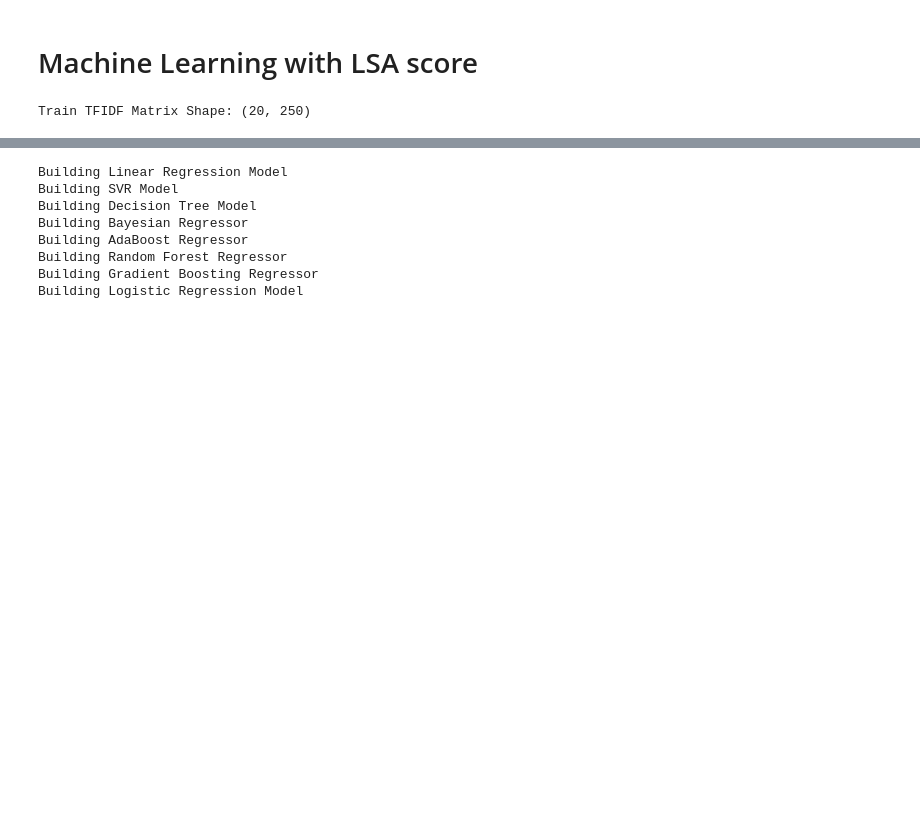
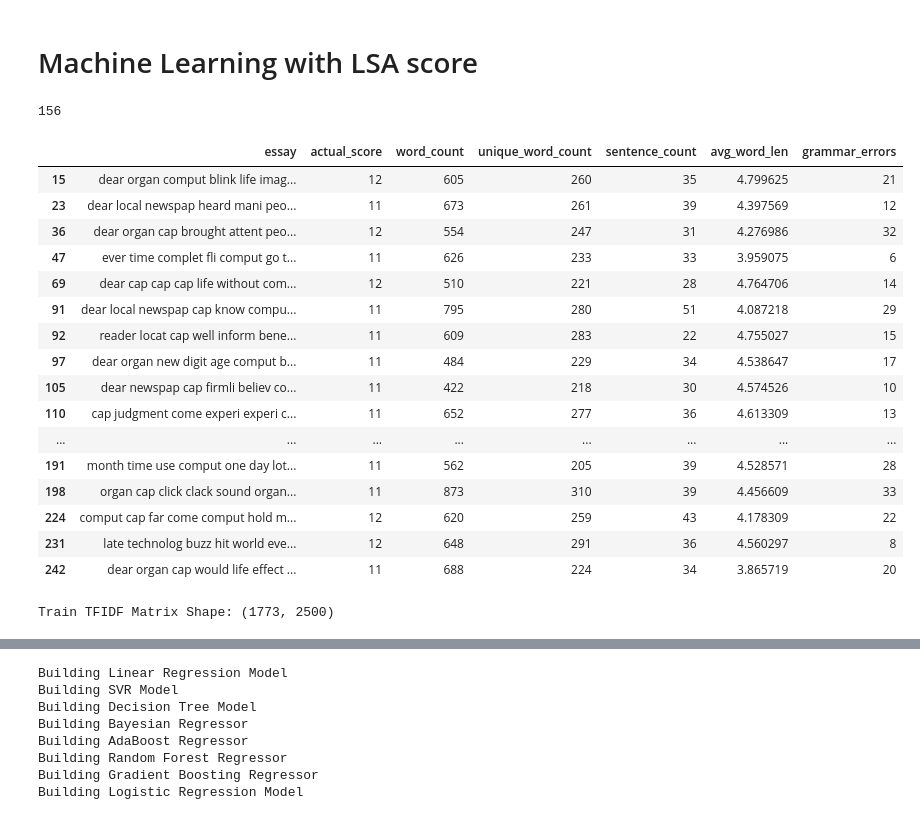
Before and after one commit to CjjeM/AES_Finals_MCL, a Jupyter notebook: scoring_system.ipynb, the cells around one changed output, grey strips where cells are left out. Cells and saved outputs as stored; diff of their text form; code cells hidden in the pictures; blank space fills up the shorter version.

```diff
--- a/scoring_system.ipynb
+++ b/scoring_system.ipynb
@@ -26,7 +26,3 @@ df.head()
 df.shape
 # %% [output]
 (12978, 28)
-# %%
-df = df[df["essay_set"]==1]
-
-print(df.shape)
@@ -71,7 +65,10 @@ def autocorrect_essay(essay):
     corrected_essay = language_tool.correct(essay)
     return corrected_essay
 # %%
-def preprocess_dataframe(df):
+def preprocess_dataframe(df, essay_set):
+    df = df[df["essay_set"]==essay_set]
+    print(f"Retrieving Essay Set #{essay_set}")
+    print(f"Dataframe shape: {df.shape}")
     clean_df = df[['essay', 'domain1_score']].copy()
     clean_df = clean_df.rename(columns={'domain1_score': 'actual_score'})
 
@@ -95,6 +92,7 @@ def preprocess_dataframe(df):
 
     # preprocess essay for tokenization
     print("Preprocess for tokenization")
+    clean_df.reset_index(drop=True, inplace=True)
     clean_df['essay'] = clean_df['essay'].str.replace("[^a-zA-Z#]", " ")
     clean_df['essay'] = clean_df['essay'].apply(lambda x: x.lower())
 
@@ -122,5 +120,5 @@ def preprocess_dataframe(df):
 
     return clean_df
 # %%
-clean_df = preprocess_dataframe(df)
+clean_df = preprocess_dataframe(df, 1)
 # %% [output]
@@ -309,4 +306,34 @@ Overall Score: 0.47543090712104796
 # %% [markdown]
 # Machine Learning with LSA score
+# %%
+df_lsa = clean_df.copy()
+largest_possible_score = df_lsa.nlargest(1, 'actual_score')['actual_score'].values[0]
+
+top_score = largest_possible_score - (largest_possible_score * 0.10)
+
+chosen_essay = df_lsa[df_lsa['actual_score'] >= top_score]
+print(len(chosen_essay))
+# %% [output]
+156
+# %%
+chosen_essay.head(20)
+# %% [output]
+|  | essay | actual_score | word_count | unique_word_count | sentence_count | avg_word_len | grammar_errors |
+| 15 | dear organ comput blink life imag... | 12 | 605 | 260 | 35 | 4.799625 | 21 |
+| 23 | dear local newspap heard mani peo... | 11 | 673 | 261 | 39 | 4.397569 | 12 |
+| 36 | dear organ cap brought attent peo... | 12 | 554 | 247 | 31 | 4.276986 | 32 |
+| 47 | ever time complet fli comput go t... | 11 | 626 | 233 | 33 | 3.959075 | 6 |
+| 69 | dear cap cap cap life without com... | 12 | 510 | 221 | 28 | 4.764706 | 14 |
+| 91 | dear local newspap cap know compu... | 11 | 795 | 280 | 51 | 4.087218 | 29 |
+| 92 | reader locat cap well inform bene... | 11 | 609 | 283 | 22 | 4.755027 | 15 |
+| 97 | dear organ new digit age comput b... | 11 | 484 | 229 | 34 | 4.538647 | 17 |
+| 105 | dear newspap cap firmli believ co... | 11 | 422 | 218 | 30 | 4.574526 | 10 |
+| 110 | cap judgment come experi experi c... | 11 | 652 | 277 | 36 | 4.613309 | 13 |
+| ... | ... | ... | ... | ... | ... | ... | ... |
+| 191 | month time use comput one day lot... | 11 | 562 | 205 | 39 | 4.528571 | 28 |
+| 198 | organ cap click clack sound organ... | 11 | 873 | 310 | 39 | 4.456609 | 33 |
+| 224 | comput cap far come comput hold m... | 12 | 620 | 259 | 43 | 4.178309 | 22 |
+| 231 | late technolog buzz hit world eve... | 12 | 648 | 291 | 36 | 4.560297 | 8 |
+| 242 | dear organ cap would life effect ... | 11 | 688 | 224 | 34 | 3.865719 | 20 |
 # %%
 df_lsa = clean_df.copy()
@@ -318,17 +382,25 @@ df_lsa = df_lsa.drop(index = chosen_essay.index)
 # %%
-# Create a vectorizer for lsa similarity
+# Create a vectorizer for the training data
 tokenizer = RegexpTokenizer(r'\w+')
 
 # Vectorize document using TF-IDF
-tfidf_lsa_vectorizer = TfidfVectorizer(lowercase=True,
-                                        stop_words='english',
-                                        ngram_range = (1,3),
-                                        tokenizer = tokenizer.tokenize,
-                                        max_features=250,
-                                        max_df=0.8,
-                                        min_df=3)
+tfidf_vectorizer = TfidfVectorizer(lowercase=True,
+                                   stop_words='english',
+                                   ngram_range = (1,3),
+                                   tokenizer = tokenizer.tokenize,
+                                   max_features=2500,
+                                   max_df=0.8,
+                                   min_df=5)
 
-tfidf_lsa_matrix = tfidf_lsa_vectorizer.fit_transform(chosen_essay["essay"])
-print(f"Train TFIDF Matrix Shape: {tfidf_lsa_matrix.shape}")
+tfidf_matrix = tfidf_vectorizer.fit_transform(df_lsa["essay"])
+print(f"Train TFIDF Matrix Shape: {tfidf_matrix.shape}")
+
+# TFIDF to SVD
+svd_model = TruncatedSVD(n_components=100,
+                         n_iter=200,
+                         random_state=69)
+
+svd = svd_model.fit_transform(tfidf_matrix)
+#normalized_svd = Normalizer(copy=False).fit_transform(svd)
 # %% [output]
-Train TFIDF Matrix Shape: (20, 250)
+Train TFIDF Matrix Shape: (1773, 2500)
```
Also changed, not shown: parts of 14 cells of this notebook, 3 other files.
